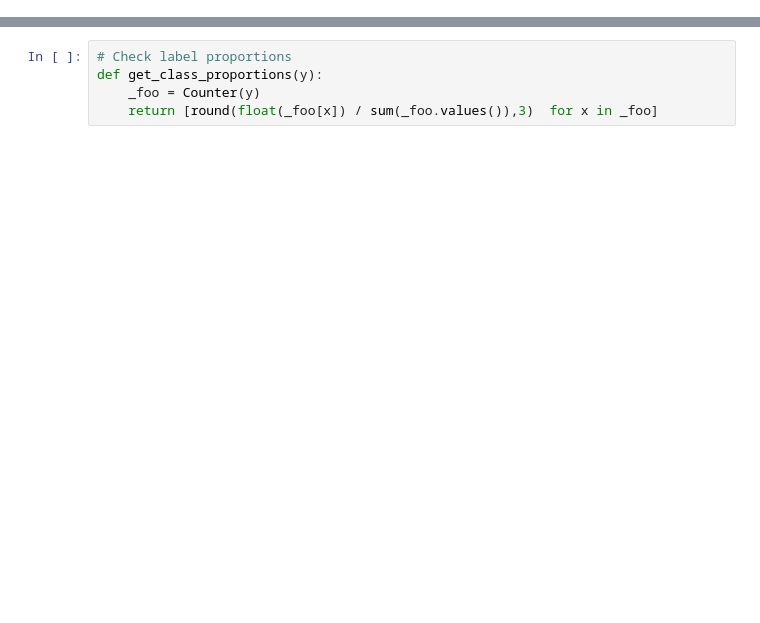
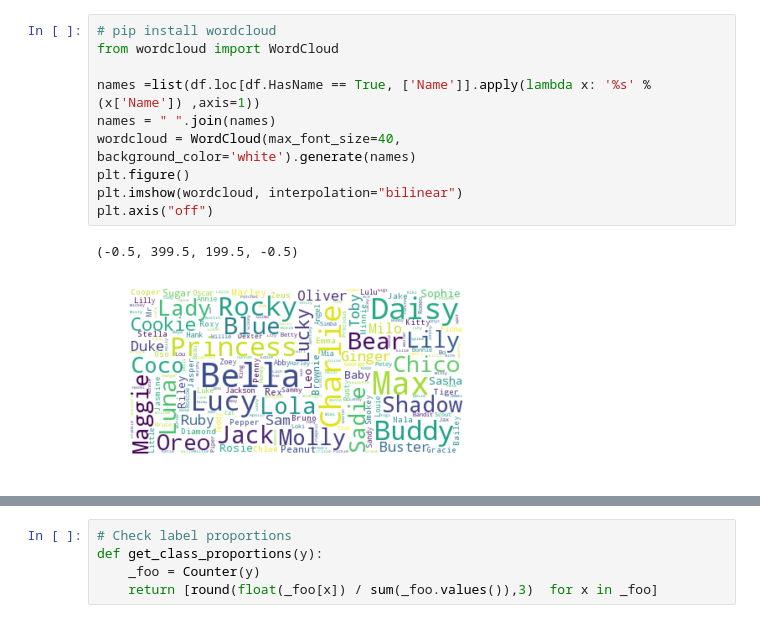
Before and after one commit to jfarrugia-uom/2017Sem03CourseWork, a Jupyter notebook: ML/Assignment/Animal Shelter 2.ipynb, the cells around one changed output, grey strips where cells are left out. Drawn from its saved outputs; the diff is of its cells as text; blank space fills up the shorter version.

```diff
--- a/ML/Assignment/Animal Shelter 2.ipynb
+++ b/ML/Assignment/Animal Shelter 2.ipynb
@@ -218,0 +252,13 @@ def get_breed_freq(breed_counts, breed1, breed2):
+# %%
+# pip install wordcloud
+from wordcloud import WordCloud
+
+names =list(df.loc[df.HasName == True, ['Name']].apply(lambda x: '%s' % (x['Name']) ,axis=1))
+names = " ".join(names)
+wordcloud = WordCloud(max_font_size=40, background_color='white').generate(names)
+plt.figure()
+plt.imshow(wordcloud, interpolation="bilinear")
+plt.axis("off")
+# %% [output]
+(-0.5, 399.5, 199.5, -0.5)
+[figure, added]
```
Also changed, not shown: parts of 58 cells of this notebook, 1 other file.
